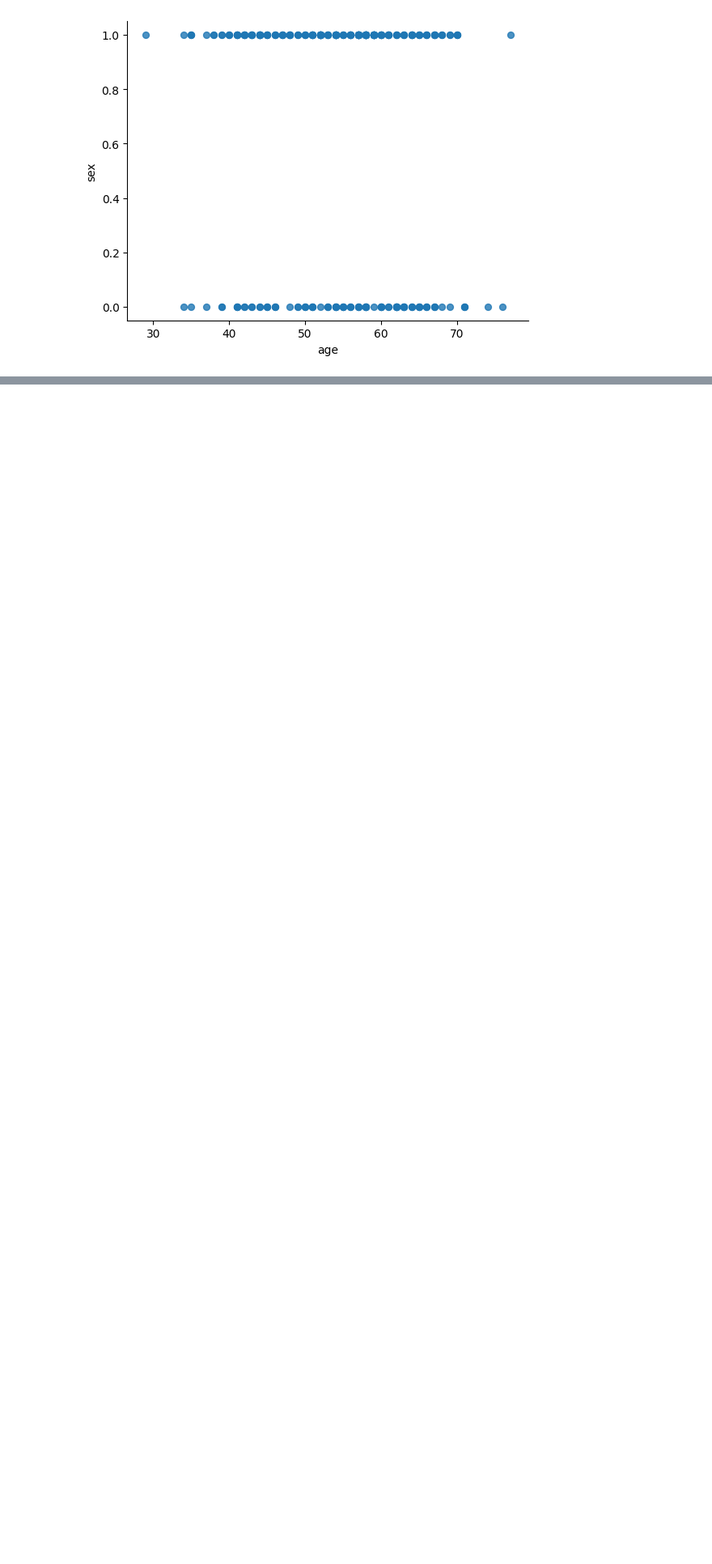
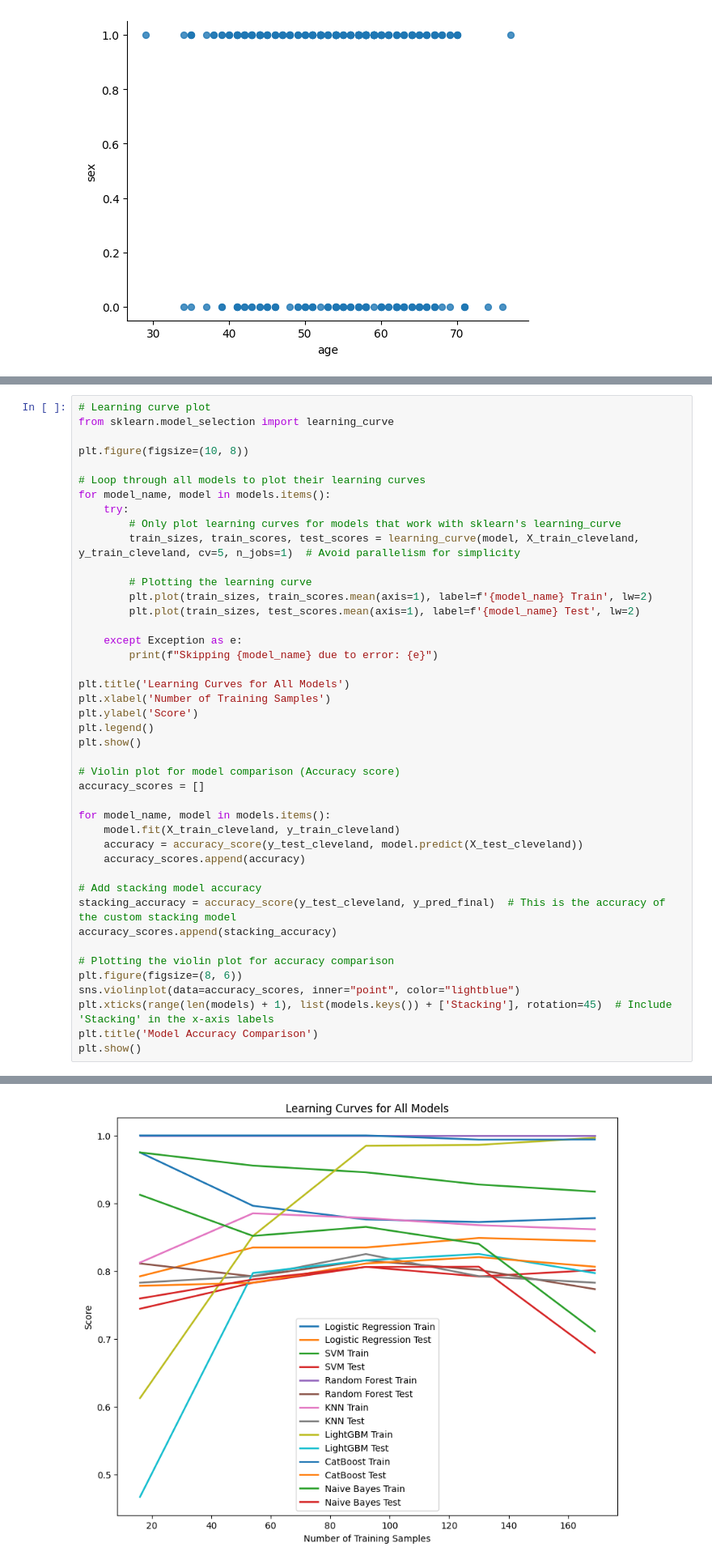
Before and after one commit to kushagra-a-singh/Cardiovascular-Diseases-Prediction, a Jupyter notebook: ML_HeartDisease.ipynb, the cells around one changed output, grey strips where cells are left out. Shown at 81% size. Cells and saved outputs as stored; diff of their text form; blank space fills up the shorter version.

```diff
--- a/ML_HeartDisease.ipynb
+++ b/ML_HeartDisease.ipynb
@@ -179,0 +240,44 @@ weighted avg       0.80      0.80      0.80        91
+# %%
+# Learning curve plot
+from sklearn.model_selection import learning_curve
+
+plt.figure(figsize=(10, 8))
+
+# Loop through all models to plot their learning curves
+for model_name, model in models.items():
+    try:
+        # Only plot learning curves for models that work with sklearn's learning_curve
+        train_sizes, train_scores, test_scores = learning_curve(model, X_train_cleveland, y_train_cleveland, cv=5, n_jobs=1)  # Avoid parallelism for simplicity
+
+        # Plotting the learning curve
+        plt.plot(train_sizes, train_scores.mean(axis=1), label=f'{model_name} Train', lw=2)
+        plt.plot(train_sizes, test_scores.mean(axis=1), label=f'{model_name} Test', lw=2)
+
+    except Exception as e:
+        print(f"Skipping {model_name} due to error: {e}")
+
+plt.title('Learning Curves for All Models')
+plt.xlabel('Number of Training Samples')
+plt.ylabel('Score')
+plt.legend()
+plt.show()
+
+# Violin plot for model comparison (Accuracy score)
+accuracy_scores = []
+
+for model_name, model in models.items():
+    model.fit(X_train_cleveland, y_train_cleveland)
+    accuracy = accuracy_score(y_test_cleveland, model.predict(X_test_cleveland))
+    accuracy_scores.append(accuracy)
+
+# Add stacking model accuracy
+stacking_accuracy = accuracy_score(y_test_cleveland, y_pred_final)  # This is the accuracy of the custom stacking model
+accuracy_scores.append(stacking_accuracy)
+
+# Plotting the violin plot for accuracy comparison
+plt.figure(figsize=(8, 6))
+sns.violinplot(data=accuracy_scores, inner="point", color="lightblue")
+plt.xticks(range(len(models) + 1), list(models.keys()) + ['Stacking'], rotation=45)  # Include 'Stacking' in the x-axis labels
+plt.title('Model Accuracy Comparison')
+plt.show()
+# %% [output]
@@ -179,0 +301 @@ weighted avg       0.80      0.80      0.80        91
+[figure, added]
```
Also changed, not shown: parts of 5 cells of this notebook.
